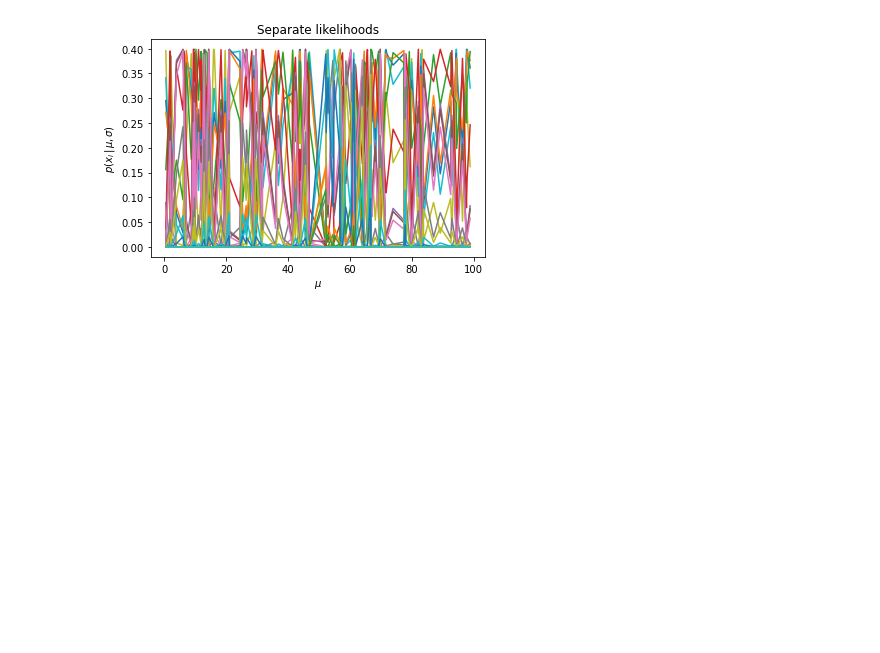
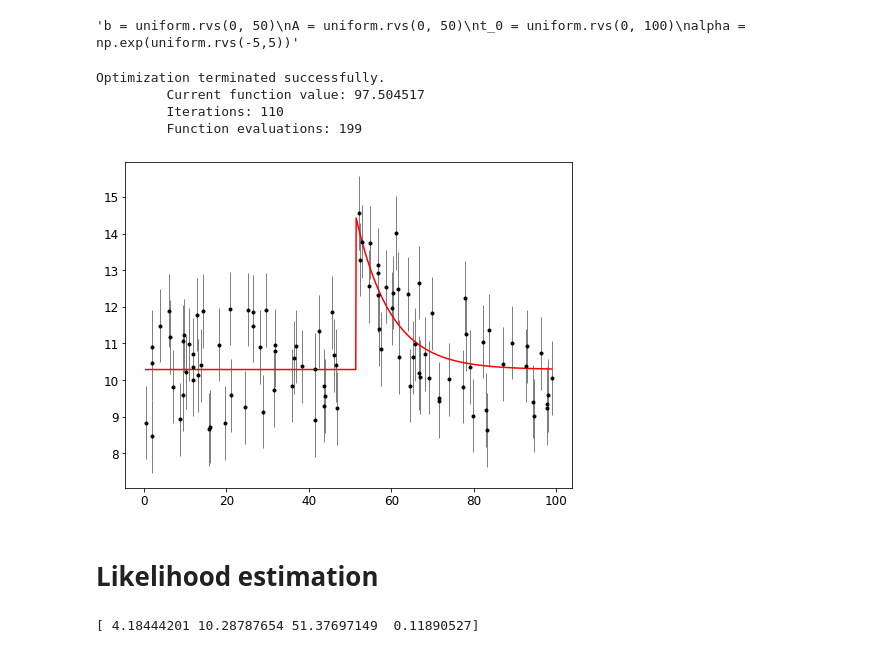
Before and after one commit to LorenzoVigan56/astrostatistics_bicocca_2024, a Jupyter notebook: working/L11_TheTransientUniverse.ipynb, the cells around one changed output. Drawn from its saved outputs; the diff is of its cells as text; code cells hidden in the pictures; blank space fills up the shorter version.

```diff
--- a/working/L11_TheTransientUniverse.ipynb
+++ b/working/L11_TheTransientUniverse.ipynb
@@ -24,13 +30,54 @@ ax.errorbar(time, flux, flux_err,
 # %%
 # coding the model
-def model(t, b, A, t_0, alpha):
-    if t<t_0:
-        return b
-    else:
-        return b + A*np.exp(-alpha*(t-t_0))
+def model(time, A, b, t_0, alpha):
+    model_array = []
+
+    for t in time:
+
+        if t<t_0:
+            model_array.append(b)
+        else:
+            model_array.append(b + A*np.exp(-alpha*(t-t_0)))
+
+    return model_array
+
+# PARAMETERS
+'''b = uniform.rvs(0, 50)
+A = uniform.rvs(0, 50)
+t_0 = uniform.rvs(0, 100)
+alpha = np.exp(uniform.rvs(-5,5))'''
+# %% [output]
+'b = uniform.rvs(0, 50)\nA = uniform.rvs(0, 50)\nt_0 = uniform.rvs(0, 100)\nalpha = np.exp(uniform.rvs(-5,5))'
+# %%
+# Fitting for the parameters through Least-Squared
+def squared_loss (A, b, t_0, alpha, time, flux, flux_err):
+    return np.sum(((flux - model(time, A, b, t_0, alpha)) / flux_err)**2, -1)
+
+f_squared = lambda beta: squared_loss(beta[0], beta[1], beta[2], beta[3], time, flux, flux_err)
+beta0 = (5, 10, 50, 0.1)
+beta_squared = optimize.fmin(f_squared, beta0)
+popt = beta_squared
+# %% [output]
+Optimization terminated successfully.
+         Current function value: 97.504517
+         Iterations: 110
+         Function evaluations: 199
+# %%
+plt.figure(figsize=(8, 6))
+plt.errorbar(time, flux, flux_err, fmt='.k', lw=1, ecolor='gray')
+N = 1000
+x_fit = np.linspace(min(time), max(time), N)
+plt.plot(x_fit, model(x_fit, popt[0], popt[1], popt[2], popt[3]),  color = 'red');
+# %% [output]
+[figure, added]
+# %% [markdown]
+# Likelihood estimation
 # %%
-# PARAMETERS
-b = uniform.rvs(0, 50)
-A = uniform.rvs(0, 50)
-t_0 = uniform.rvs(0, 100)
-alpha = np.exp(uniform.rvs(-5,5))
+# prior parameters
+A = popt[0]
+b = popt[1]
+t_0 = popt[2]
+alpha = popt[3]
+print(popt)
+# %% [output]
+[ 4.18444201 10.28787654 51.37697149  0.11890527]
@@ -42,8 +83,0 @@ likelihood = np.array([norm(loc=i, scale=flux_err).pdf(flux) for i in time])
-# %%
-for l in likelihood:
-    plt.plot(time, l)
-    plt.xlabel('$\mu$')
-    plt.ylabel('$p(x_{i} \, | \, \mu , \sigma)$')
-    plt.title('Separate likelihoods');
-# %% [output]
-[figure, removed]
```
Also changed, not shown: parts of 14 cells of this notebook.
